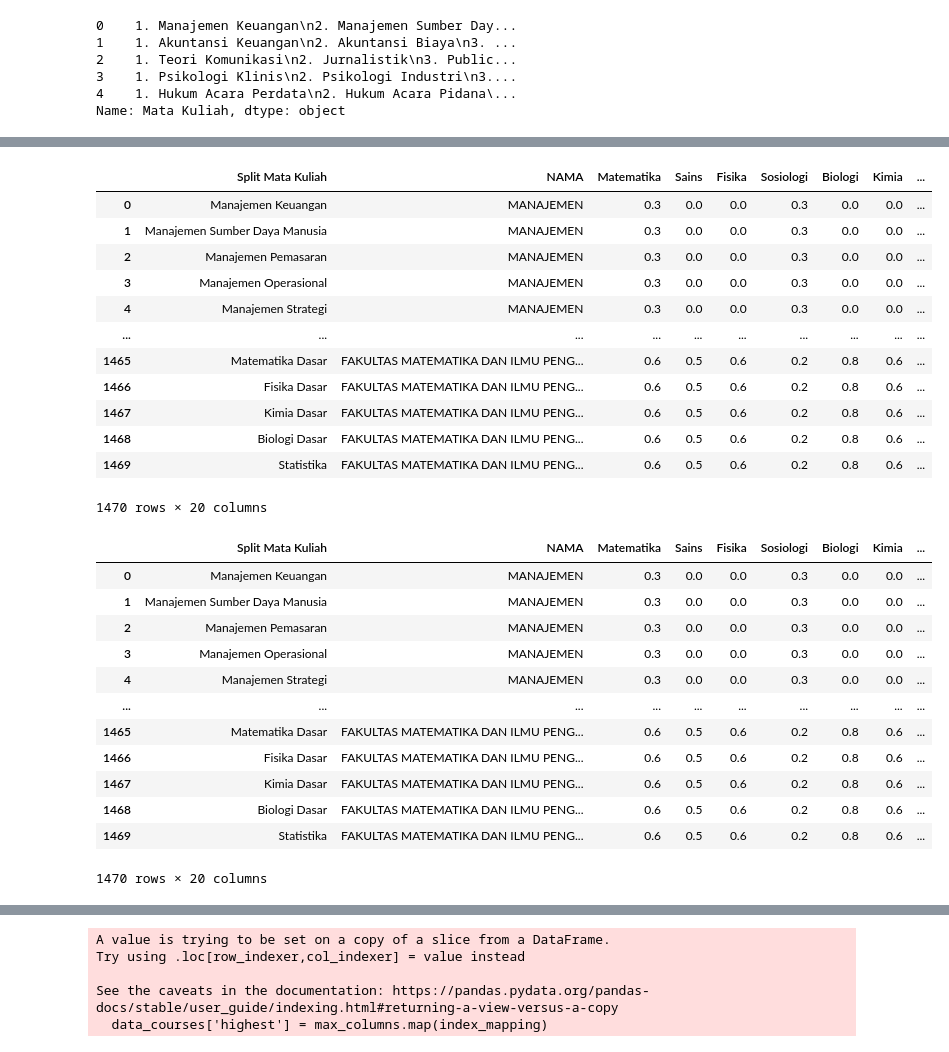
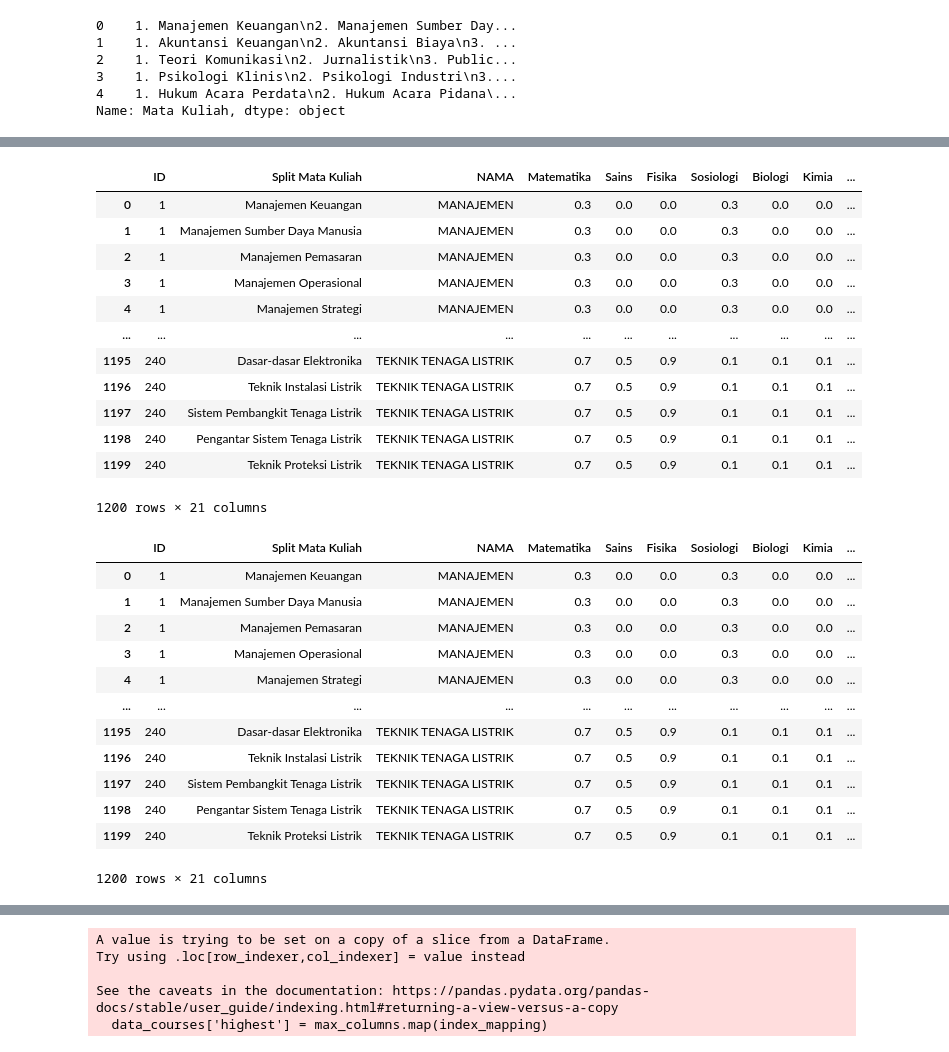
Before and after one commit to Compassion-ly/compassionly_ml, a Jupyter notebook: notebook/get_courses_data.ipynb, the cells around one changed output, grey strips where cells are left out. Drawn from its saved outputs; the diff is of its cells as text; code cells hidden in the pictures.

```diff
--- a/notebook/get_courses_data.ipynb
+++ b/notebook/get_courses_data.ipynb
@@ -4,6 +1,7 @@
 # %%
 import pandas as pd
 
-data = pd.read_csv('major_data_cleaned_300.csv')
+data = pd.read_csv('../dataset/finished_major_data.csv')
+
 data
 # %% [output]
@@ -174,36 +172,36 @@ data_exploded
 # # new_data['Split matkul'] = new_data['Split matkul'].apply(lambda x: re.sub(r'\n', '', x))
 # new_data
 # %%
-data_courses = data_exploded[['Split Mata Kuliah', 'NAMA', 'Matematika', 'Sains', 'Fisika', 'Sosiologi', 'Biologi', 'Kimia', 'Bisnis dan Ekonomi', 'Teknologi', 'Seni', 'Sastra dan Linguistik', 'Pendidikan', 'Hukum', 'Lingkungan', 'Kesehatan', 'Geografi', 'Komunikasi', 'Sejarah dan Filsafat', 'Hukum']]
+data_courses = data_exploded[['ID','Split Mata Kuliah', 'NAMA', 'Matematika', 'Sains', 'Fisika', 'Sosiologi', 'Biologi', 'Kimia',  'Teknologi', 'Bisnis dan Ekonomi', 'Seni', 'Sastra dan Linguistik', 'Pendidikan', 'Hukum', 'Lingkungan', 'Kesehatan', 'Geografi', 'Komunikasi', 'Sejarah dan Filsafat', 'Hukum']]
 data_courses
 # %% [output]
-|  | Split Mata Kuliah | NAMA | Matematika | Sains | Fisika | Sosiologi | Biologi | Kimia | ... |
-| 0 | Manajemen Keuangan | MANAJEMEN | 0.3 | 0.0 | 0.0 | 0.3 | 0.0 | 0.0 | ... |
-| 1 | Manajemen Sumber Daya Manusia | MANAJEMEN | 0.3 | 0.0 | 0.0 | 0.3 | 0.0 | 0.0 | ... |
-| 2 | Manajemen Pemasaran | MANAJEMEN | 0.3 | 0.0 | 0.0 | 0.3 | 0.0 | 0.0 | ... |
-| 3 | Manajemen Operasional | MANAJEMEN | 0.3 | 0.0 | 0.0 | 0.3 | 0.0 | 0.0 | ... |
-| 4 | Manajemen Strategi | MANAJEMEN | 0.3 | 0.0 | 0.0 | 0.3 | 0.0 | 0.0 | ... |
-| ... | ... | ... | ... | ... | ... | ... | ... | ... | ... |
-| 1465 | Matematika Dasar | FAKULTAS MATEMATIKA DAN ILMU PENG... | 0.6 | 0.5 | 0.6 | 0.2 | 0.8 | 0.6 | ... |
-| 1466 | Fisika Dasar | FAKULTAS MATEMATIKA DAN ILMU PENG... | 0.6 | 0.5 | 0.6 | 0.2 | 0.8 | 0.6 | ... |
-| 1467 | Kimia Dasar | FAKULTAS MATEMATIKA DAN ILMU PENG... | 0.6 | 0.5 | 0.6 | 0.2 | 0.8 | 0.6 | ... |
-| 1468 | Biologi Dasar | FAKULTAS MATEMATIKA DAN ILMU PENG... | 0.6 | 0.5 | 0.6 | 0.2 | 0.8 | 0.6 | ... |
-| 1469 | Statistika | FAKULTAS MATEMATIKA DAN ILMU PENG... | 0.6 | 0.5 | 0.6 | 0.2 | 0.8 | 0.6 | ... |
+|  | ID | Split Mata Kuliah | NAMA | Matematika | Sains | Fisika | Sosiologi | Biologi | Kimia | ... |
+| 0 | 1 | Manajemen Keuangan | MANAJEMEN | 0.3 | 0.0 | 0.0 | 0.3 | 0.0 | 0.0 | ... |
+| 1 | 1 | Manajemen Sumber Daya Manusia | MANAJEMEN | 0.3 | 0.0 | 0.0 | 0.3 | 0.0 | 0.0 | ... |
+| 2 | 1 | Manajemen Pemasaran | MANAJEMEN | 0.3 | 0.0 | 0.0 | 0.3 | 0.0 | 0.0 | ... |
+| 3 | 1 | Manajemen Operasional | MANAJEMEN | 0.3 | 0.0 | 0.0 | 0.3 | 0.0 | 0.0 | ... |
+| 4 | 1 | Manajemen Strategi | MANAJEMEN | 0.3 | 0.0 | 0.0 | 0.3 | 0.0 | 0.0 | ... |
+| ... | ... | ... | ... | ... | ... | ... | ... | ... | ... | ... |
+| 1195 | 240 | Dasar-dasar Elektronika | TEKNIK TENAGA LISTRIK | 0.7 | 0.5 | 0.9 | 0.1 | 0.1 | 0.1 | ... |
+| 1196 | 240 | Teknik Instalasi Listrik | TEKNIK TENAGA LISTRIK | 0.7 | 0.5 | 0.9 | 0.1 | 0.1 | 0.1 | ... |
+| 1197 | 240 | Sistem Pembangkit Tenaga Listrik | TEKNIK TENAGA LISTRIK | 0.7 | 0.5 | 0.9 | 0.1 | 0.1 | 0.1 | ... |
+| 1198 | 240 | Pengantar Sistem Tenaga Listrik | TEKNIK TENAGA LISTRIK | 0.7 | 0.5 | 0.9 | 0.1 | 0.1 | 0.1 | ... |
+| 1199 | 240 | Teknik Proteksi Listrik | TEKNIK TENAGA LISTRIK | 0.7 | 0.5 | 0.9 | 0.1 | 0.1 | 0.1 | ... |
-1470 rows × 20 columns
+1200 rows × 21 columns
 # %%
 data_courses
 # %% [output]
-|  | Split Mata Kuliah | NAMA | Matematika | Sains | Fisika | Sosiologi | Biologi | Kimia | ... |
-| 0 | Manajemen Keuangan | MANAJEMEN | 0.3 | 0.0 | 0.0 | 0.3 | 0.0 | 0.0 | ... |
-| 1 | Manajemen Sumber Daya Manusia | MANAJEMEN | 0.3 | 0.0 | 0.0 | 0.3 | 0.0 | 0.0 | ... |
-| 2 | Manajemen Pemasaran | MANAJEMEN | 0.3 | 0.0 | 0.0 | 0.3 | 0.0 | 0.0 | ... |
-| 3 | Manajemen Operasional | MANAJEMEN | 0.3 | 0.0 | 0.0 | 0.3 | 0.0 | 0.0 | ... |
-| 4 | Manajemen Strategi | MANAJEMEN | 0.3 | 0.0 | 0.0 | 0.3 | 0.0 | 0.0 | ... |
-| ... | ... | ... | ... | ... | ... | ... | ... | ... | ... |
-| 1465 | Matematika Dasar | FAKULTAS MATEMATIKA DAN ILMU PENG... | 0.6 | 0.5 | 0.6 | 0.2 | 0.8 | 0.6 | ... |
-| 1466 | Fisika Dasar | FAKULTAS MATEMATIKA DAN ILMU PENG... | 0.6 | 0.5 | 0.6 | 0.2 | 0.8 | 0.6 | ... |
-| 1467 | Kimia Dasar | FAKULTAS MATEMATIKA DAN ILMU PENG... | 0.6 | 0.5 | 0.6 | 0.2 | 0.8 | 0.6 | ... |
-| 1468 | Biologi Dasar | FAKULTAS MATEMATIKA DAN ILMU PENG... | 0.6 | 0.5 | 0.6 | 0.2 | 0.8 | 0.6 | ... |
-| 1469 | Statistika | FAKULTAS MATEMATIKA DAN ILMU PENG... | 0.6 | 0.5 | 0.6 | 0.2 | 0.8 | 0.6 | ... |
+|  | ID | Split Mata Kuliah | NAMA | Matematika | Sains | Fisika | Sosiologi | Biologi | Kimia | ... |
+| 0 | 1 | Manajemen Keuangan | MANAJEMEN | 0.3 | 0.0 | 0.0 | 0.3 | 0.0 | 0.0 | ... |
+| 1 | 1 | Manajemen Sumber Daya Manusia | MANAJEMEN | 0.3 | 0.0 | 0.0 | 0.3 | 0.0 | 0.0 | ... |
+| 2 | 1 | Manajemen Pemasaran | MANAJEMEN | 0.3 | 0.0 | 0.0 | 0.3 | 0.0 | 0.0 | ... |
+| 3 | 1 | Manajemen Operasional | MANAJEMEN | 0.3 | 0.0 | 0.0 | 0.3 | 0.0 | 0.0 | ... |
+| 4 | 1 | Manajemen Strategi | MANAJEMEN | 0.3 | 0.0 | 0.0 | 0.3 | 0.0 | 0.0 | ... |
+| ... | ... | ... | ... | ... | ... | ... | ... | ... | ... | ... |
+| 1195 | 240 | Dasar-dasar Elektronika | TEKNIK TENAGA LISTRIK | 0.7 | 0.5 | 0.9 | 0.1 | 0.1 | 0.1 | ... |
+| 1196 | 240 | Teknik Instalasi Listrik | TEKNIK TENAGA LISTRIK | 0.7 | 0.5 | 0.9 | 0.1 | 0.1 | 0.1 | ... |
+| 1197 | 240 | Sistem Pembangkit Tenaga Listrik | TEKNIK TENAGA LISTRIK | 0.7 | 0.5 | 0.9 | 0.1 | 0.1 | 0.1 | ... |
+| 1198 | 240 | Pengantar Sistem Tenaga Listrik | TEKNIK TENAGA LISTRIK | 0.7 | 0.5 | 0.9 | 0.1 | 0.1 | 0.1 | ... |
+| 1199 | 240 | Teknik Proteksi Listrik | TEKNIK TENAGA LISTRIK | 0.7 | 0.5 | 0.9 | 0.1 | 0.1 | 0.1 | ... |
-1470 rows × 20 columns
+1200 rows × 21 columns
 # %%
```
Also changed, not shown: parts of 18 cells of this notebook, 36 other files.
